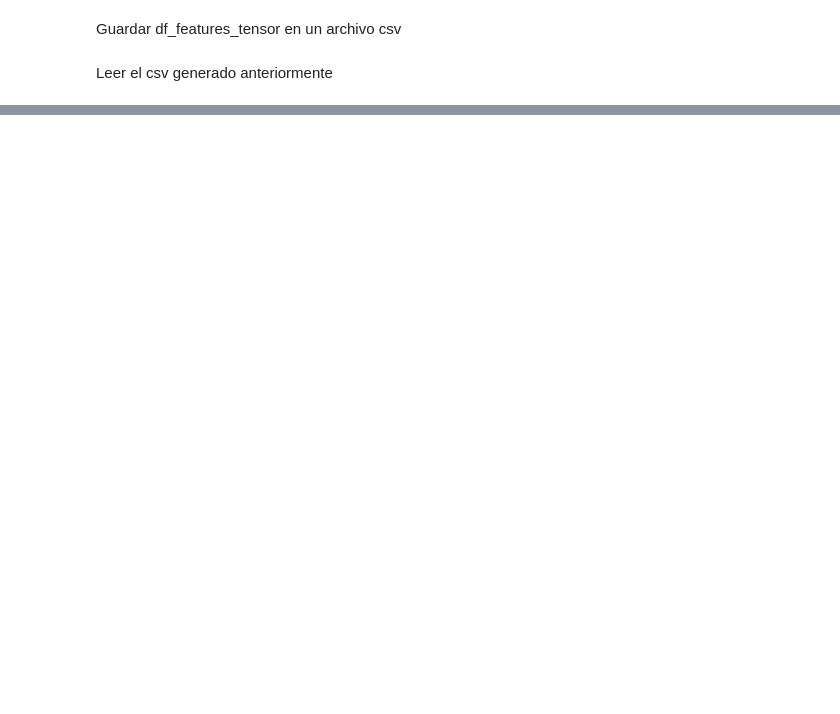
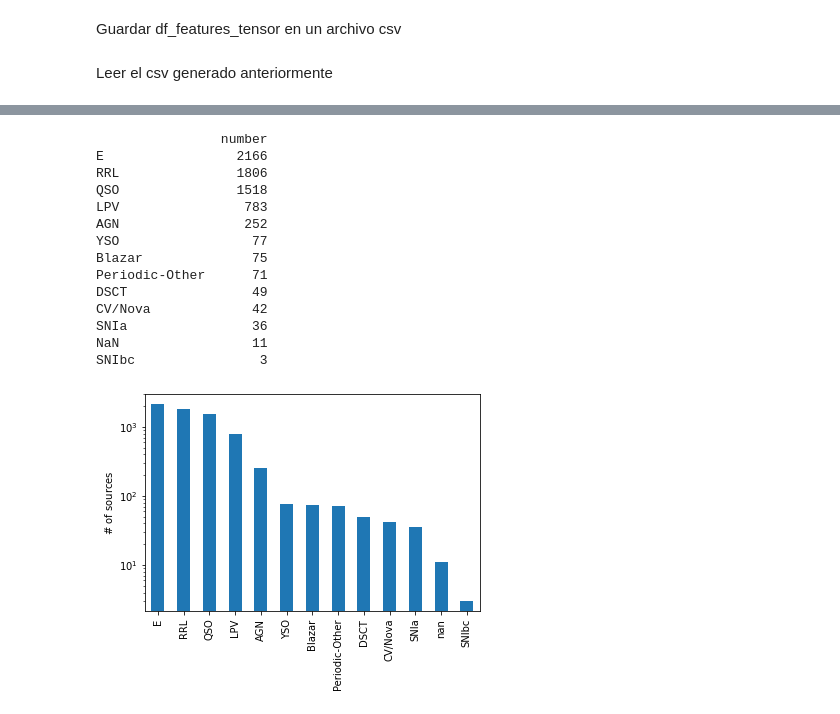
Before and after one commit to LeoQuark/HistogramasAdaptativos, a Jupyter notebook: experimento 4.ipynb, the cells around one changed output, grey strips where cells are left out. Cells and saved outputs as stored; diff of their text form; code cells hidden in the pictures; blank space fills up the shorter version.

```diff
--- a/experimento 4.ipynb
+++ b/experimento 4.ipynb
@@ -574,0 +600,38 @@ df_features_tensor.head(30)
+# %%
+#defining the classes included in the RF model
+label_order = ['SNIa', 'SNIbc', 'SNII', 'SLSN','QSO','AGN', 'Blazar', 'YSO','CV/Nova',
+               'LPV', 'E', 'DSCT', 'RRL', 'CEP','Periodic-Other']
+
+# for index, class_alerce in enumerate(label_order):
+#    print(index+1,'-',class_alerce, df_labels_features['class_original'][df_labels_features['class_original']==class_alerce].shape[0])
+
+# print('-'*10)
+
+#plotting the number of sources per class for the labeled set
+class_counts = Counter(df_labels_features['class_original'])
+class_counts.most_common()
+# print(class_counts)
+df_hist = pd.DataFrame.from_dict(class_counts, orient='index',columns=['number'])
+df_hist = df_hist.sort_values(by=['number'],ascending=False)
+print(df_hist)
+df_hist.plot(kind='bar',legend=False)
+
+plt.yscale('log')
+plt.ylabel(r'$\#$ of sources')
+plt.savefig('number_sources_labeled_set.pdf',bbox_inches='tight')
+# %% [output]
+                number
+E                 2166
+RRL               1806
+QSO               1518
+LPV                783
+AGN                252
+YSO                 77
+Blazar              75
+Periodic-Other      71
+DSCT                49
+CV/Nova             42
+SNIa                36
+NaN                 11
+SNIbc                3
+[figure, added]
```
Also changed, not shown: parts of 10 cells of this notebook, 2 other files.
